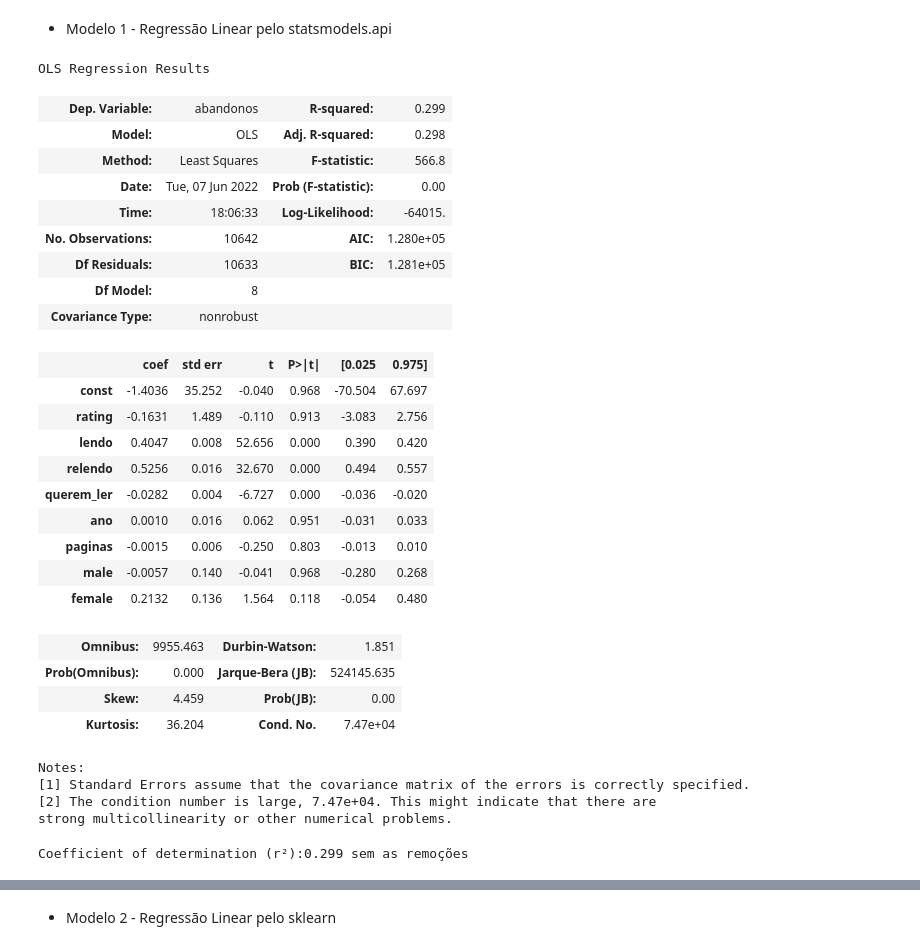
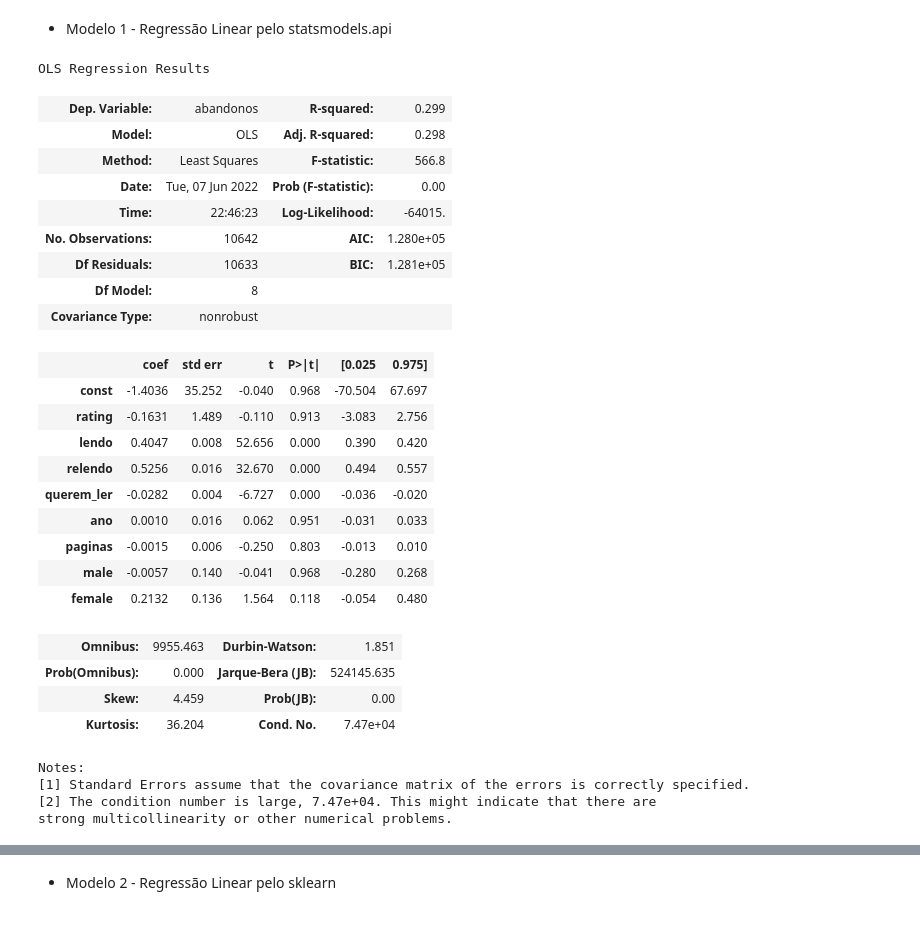
Before and after one commit to insper-classroom/22-1b-cd-p2-leandra_taina, a Jupyter notebook: Oficial (1).ipynb, the cells around one changed output, grey strips where cells are left out. Cells and saved outputs as stored; diff of their text form; code cells hidden in the pictures.

```diff
--- a/Oficial (1).ipynb
+++ b/Oficial (1).ipynb
@@ -499,26 +512,22 @@ x_train, x_test, y_train,y_test=train_test_split(X,Y,test_size=0.3, random_state
 - Modelo 1 - Regressão Linear pelo statsmodels.api
 # %%
 def regress(Y,X):
-    '''
-    Y: coluna do DataFrame utilizada como variável resposta (TARGET)
-    X: coluna(s) do DataFrame utilizadas como variável(is) explicativas (FEATURES)
-    '''
     X_cp = sm.add_constant(X)
     model = sm.OLS(Y,X_cp)
     results = model.fit()
 
     return results
 
 
 results = regress(Y,X)
 results.summary()
 # %% [output]
 OLS Regression Results
 | Dep. Variable: | abandonos | R-squared: | 0.299 |
 | Model: | OLS | Adj. R-squared: | 0.298 |
 | Method: | Least Squares | F-statistic: | 566.8 |
 | Date: | Tue, 07 Jun 2022 | Prob (F-statistic): | 0.00 |
-| Time: | 18:06:33 | Log-Likelihood: | -64015. |
+| Time: | 22:46:23 | Log-Likelihood: | -64015. |
 | No. Observations: | 10642 | AIC: | 1.280e+05 |
 | Df Residuals: | 10633 | BIC: | 1.281e+05 |
 | Df Model: | 8 |  |  |
@@ -541,7 +550,3 @@ Notes:
 [1] Standard Errors assume that the covariance matrix of the errors is correctly specified.
 [2] The condition number is large, 7.47e+04. This might indicate that there are
 strong multicollinearity or other numerical problems.
-# %%
-print("Coefficient of determination (r²):0.299 sem as remoções ")
-# %% [output]
-Coefficient of determination (r²):0.299 sem as remoções
```
Also changed, not shown: parts of 54 cells of this notebook.
